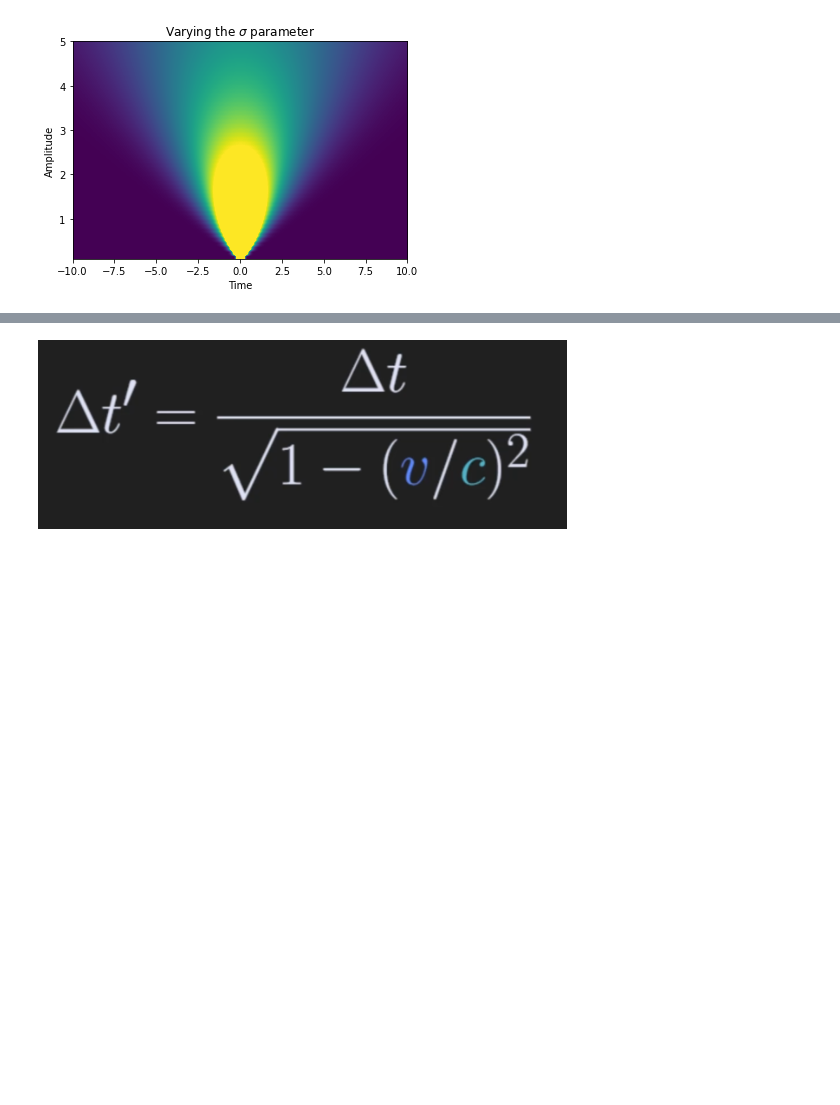
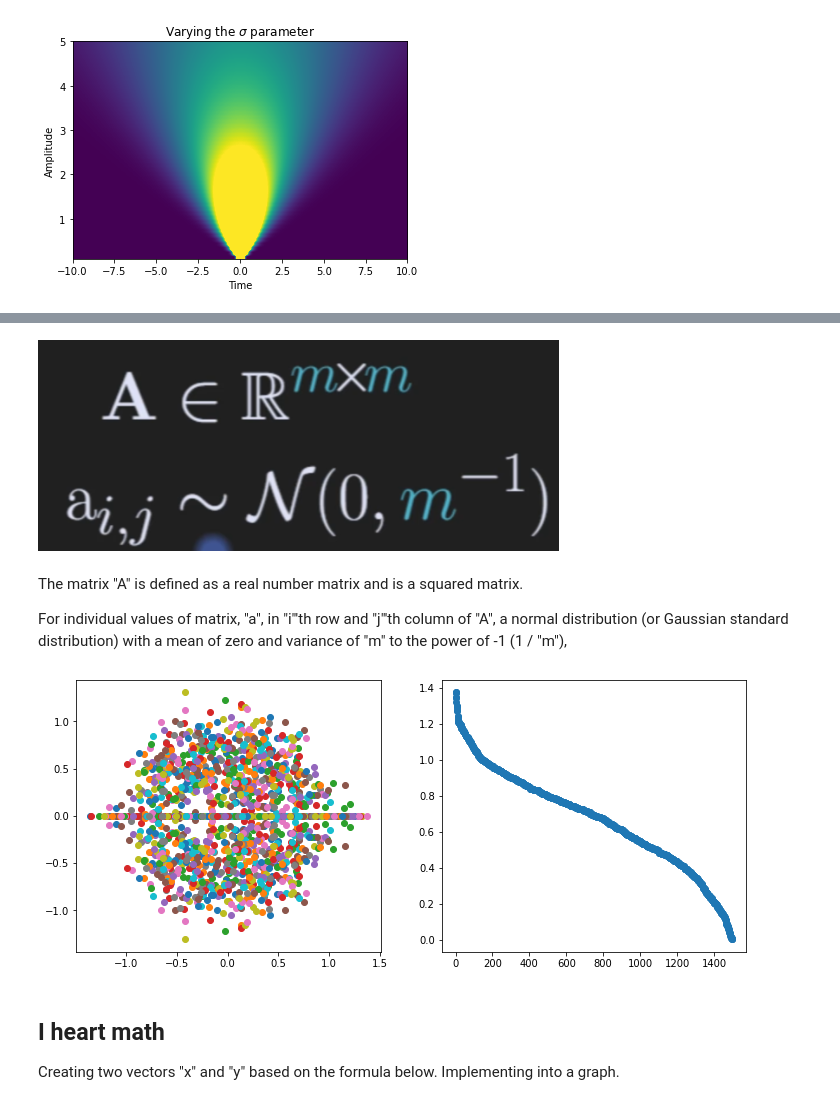
Before and after one commit to dantebarross/scientific-projects-with-python, a Jupyter notebook: Awesome_mathy_stuff.ipynb, the cells around one changed output, grey strips where cells are left out. Saved outputs shown, nothing was run; the diff lists cells and outputs as text; code cells hidden in the pictures; blank space fills up the shorter version.

```diff
--- a/Awesome_mathy_stuff.ipynb
+++ b/Awesome_mathy_stuff.ipynb
@@ -200,2 +208,2 @@ Time slows down as you approach the speed of light. This is one of the discoveri
 # %% [markdown]
-![image.png](embedded-picture-1-old)
+![image.png](embedded-picture-1-new)
@@ -203,0 +210,4 @@ c = 299792458 # 300 miliion meters per second
+# %% [markdown]
+The matrix "A" is defined as a real number matrix and is a squared matrix.
+
+For individual values of matrix, "a", in "i"'th row and "j"'th column of "A", a normal distribution (or Gaussian standard distribution) with a mean of zero and variance of "m" to the power of -1 (1 / "m"),
@@ -203,0 +217,27 @@ c = 299792458 # 300 miliion meters per second
+# %%
+fig, ax = plt.subplots(1, 2, figsize=(12, 5))
+
+n = 15
+mags = []
+
+for i in range(100): # generating 100 times
+  # random number matrix
+  A = np.random.randn(n, n) / np.sqrt(n) # np.sqrt(n) -> standard deviation
+
+  # you get eigenvalues and eigenvectors, but we don't care here about eigenvectors, only eigenvalues position [0] of vector below
+  L = np.linalg.eig(A)[0]
+
+  mags = np.concatenate((mags, np.abs(L)))
+
+  ax[0].plot(np.real(L), np.imag(L), 'o')
+
+mags.sort()
+ax[1].plot(mags[::-1], 'o')
+
+plt.show()
+# %% [output]
+[figure, added]
+# %% [markdown]
+## I heart math
+
+Creating two vectors "x" and "y" based on the formula below. Implementing into a graph.
```
Also changed, not shown: parts of 9 cells of this notebook.
